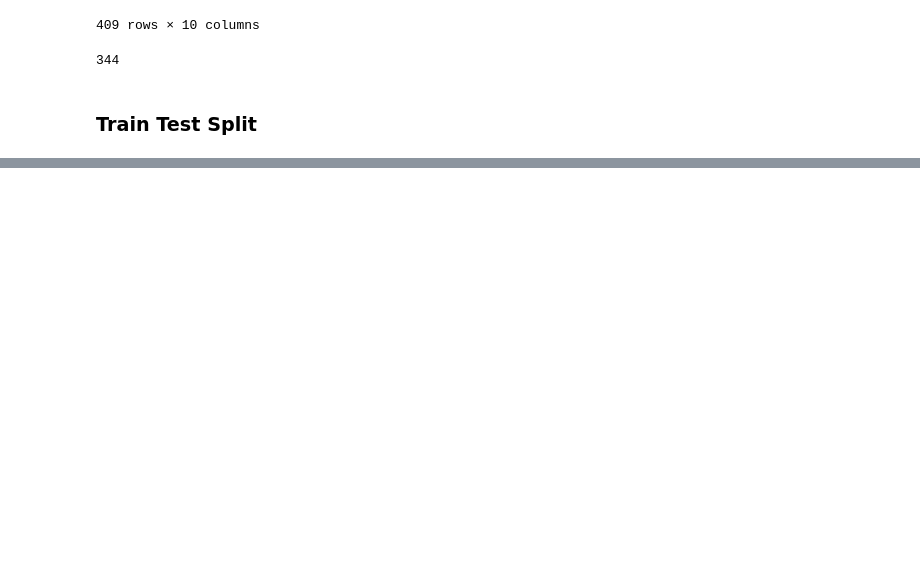
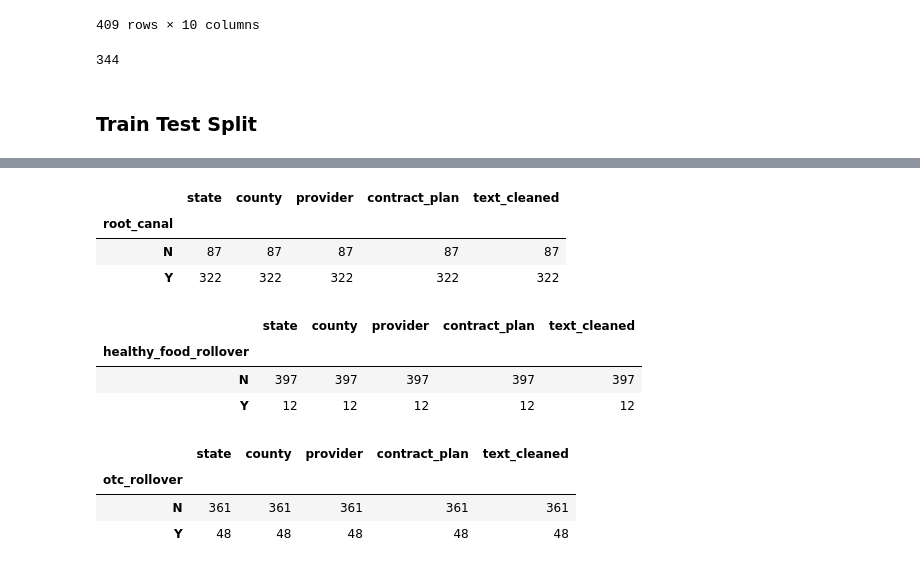
Before and after one commit to britt-regan/health-plan-comparison, a Jupyter notebook: text_preprocessing.ipynb, the cells around one changed output, grey strips where cells are left out. Drawn from its saved outputs; the diff is of its cells as text; code cells hidden in the pictures; blank space fills up the shorter version.

```diff
--- a/text_preprocessing.ipynb
+++ b/text_preprocessing.ipynb
@@ -230,6 +237,13 @@ dataset_file.close()
 # %%
 root_canal_df = eoc_dataset[['state', 'county', 'provider', 'contract_plan', 'text_cleaned', 'root_canal']]
 train_root_canal_df, test_root_canal_df = train_test_split(root_canal_df, test_size = 0.2, stratify = root_canal_df['root_canal'], random_state = 13)
+# %%
+root_canal_df.groupby(['root_canal']).count()
+# %% [output]
+|  | state | county | provider | contract_plan | text_cleaned |
+| root_canal |  |  |  |  |  |
+| N | 87 | 87 | 87 | 87 | 87 |
+| Y | 322 | 322 | 322 | 322 | 322 |
 # %%
 dataset_file = open('train_root_canal_df.pkl', 'ab')
 pickle.dump(train_root_canal_df, dataset_file)
@@ -241,6 +255,13 @@ dataset_file.close()
 # %%
 healthy_food_rollover_df = eoc_dataset[['state', 'county', 'provider', 'contract_plan', 'text_cleaned', 'healthy_food_rollover']]
 train_healthy_food_rollover_df, test_healthy_food_rollover_df = train_test_split(healthy_food_rollover_df, test_size = 0.2, stratify = healthy_food_rollover_df['healthy_food_rollover'], random_state = 13)
+# %%
+healthy_food_rollover_df.groupby(['healthy_food_rollover']).count()
+# %% [output]
+|  | state | county | provider | contract_plan | text_cleaned |
+| healthy_food_rollover |  |  |  |  |  |
+| N | 397 | 397 | 397 | 397 | 397 |
+| Y | 12 | 12 | 12 | 12 | 12 |
 # %%
 dataset_file = open('train_healthy_food_rollover_df.pkl', 'ab')
 pickle.dump(train_healthy_food_rollover_df, dataset_file)
@@ -252,6 +273,13 @@ dataset_file.close()
 # %%
 otc_rollover_df = eoc_dataset[['state', 'county', 'provider', 'contract_plan', 'text_cleaned', 'otc_rollover']]
 train_otc_rollover_df, test_otc_rollover_df = train_test_split(otc_rollover_df, test_size = 0.2, stratify = otc_rollover_df['otc_rollover'], random_state = 13)
+# %%
+otc_rollover_df.groupby(['otc_rollover']).count()
+# %% [output]
+|  | state | county | provider | contract_plan | text_cleaned |
+| otc_rollover |  |  |  |  |  |
+| N | 361 | 361 | 361 | 361 | 361 |
+| Y | 48 | 48 | 48 | 48 | 48 |
 # %%
 dataset_file = open('train_otc_rollover_df.pkl', 'ab')
 pickle.dump(train_otc_rollover_df, dataset_file)
```
Also changed, not shown: parts of 1 cell of this notebook, 1 other file.
